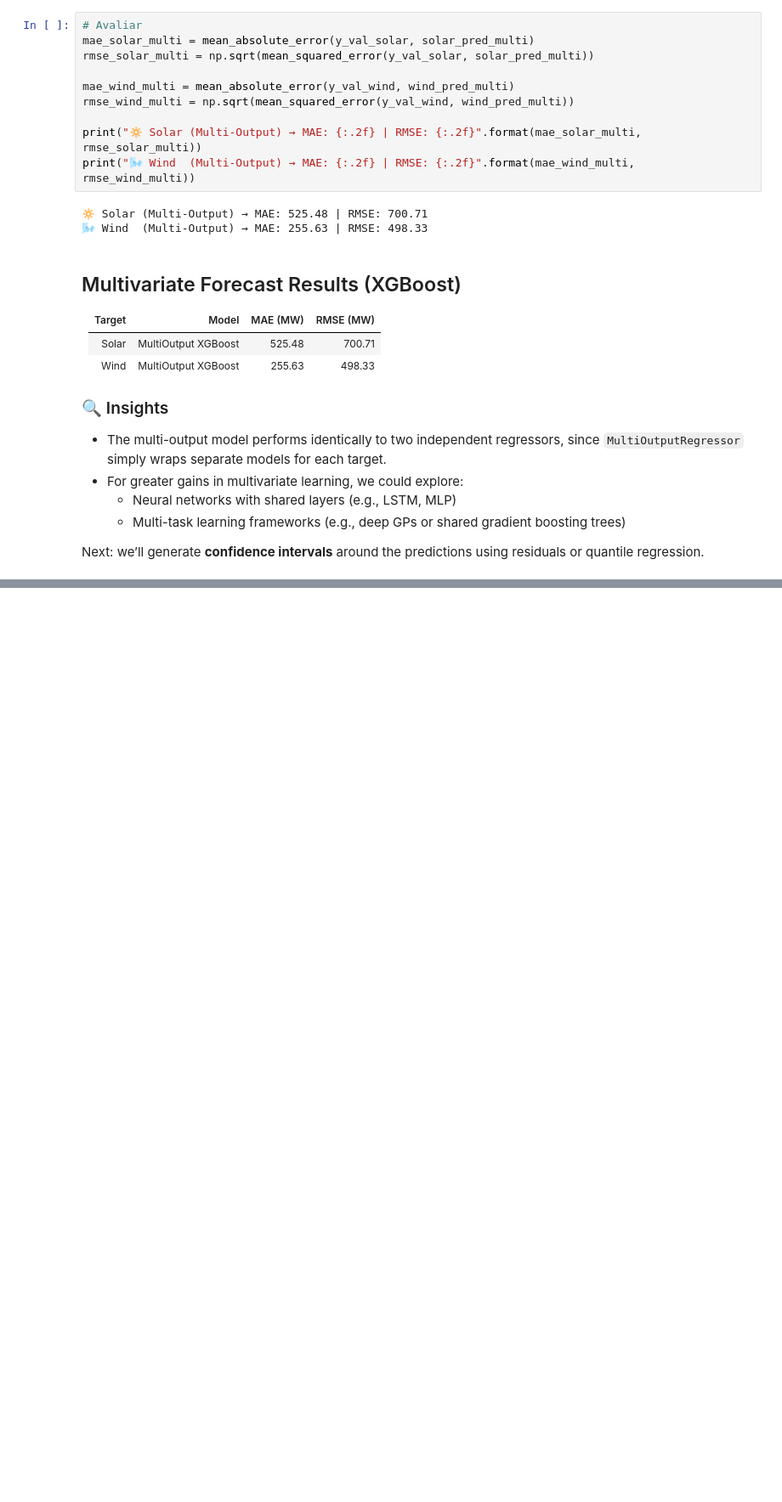
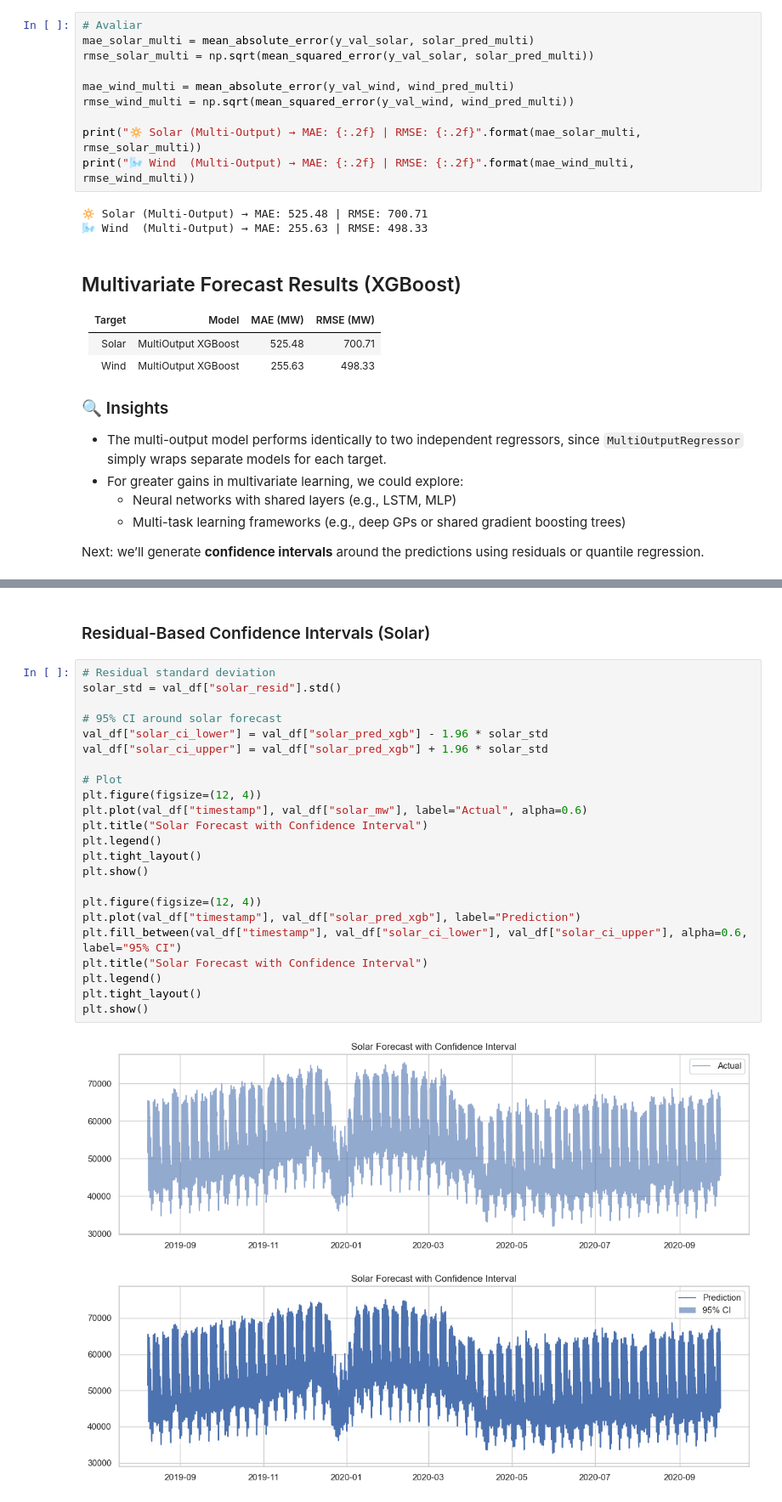
Before and after one commit to DiogoRibeiro7/showcase-lab, a Jupyter notebook: energy/renewable_power_forecasting/renewable_power_forecasting.ipynb, the cells around one changed output, grey strips where cells are left out. Shown at 85% size. Drawn from its saved outputs; the diff is of its cells as text; blank space fills up the shorter version.

```diff
--- a/energy/renewable_power_forecasting/renewable_power_forecasting.ipynb
+++ b/energy/renewable_power_forecasting/renewable_power_forecasting.ipynb
@@ -753,0 +768,28 @@ Next: we’ll generate **confidence intervals** around the predictions using res
+# %% [markdown]
+### Residual-Based Confidence Intervals (Solar)
+# %%
+# Residual standard deviation
+solar_std = val_df["solar_resid"].std()
+
+# 95% CI around solar forecast
+val_df["solar_ci_lower"] = val_df["solar_pred_xgb"] - 1.96 * solar_std
+val_df["solar_ci_upper"] = val_df["solar_pred_xgb"] + 1.96 * solar_std
+
+# Plot
+plt.figure(figsize=(12, 4))
+plt.plot(val_df["timestamp"], val_df["solar_mw"], label="Actual", alpha=0.6)
+plt.title("Solar Forecast with Confidence Interval")
+plt.legend()
+plt.tight_layout()
+plt.show()
+
+plt.figure(figsize=(12, 4))
+plt.plot(val_df["timestamp"], val_df["solar_pred_xgb"], label="Prediction")
+plt.fill_between(val_df["timestamp"], val_df["solar_ci_lower"], val_df["solar_ci_upper"], alpha=0.6, label="95% CI")
+plt.title("Solar Forecast with Confidence Interval")
+plt.legend()
+plt.tight_layout()
+plt.show()
+# %% [output]
+[figure, added]
+[figure, added]
```
Also changed, not shown: parts of 11 cells of this notebook.
